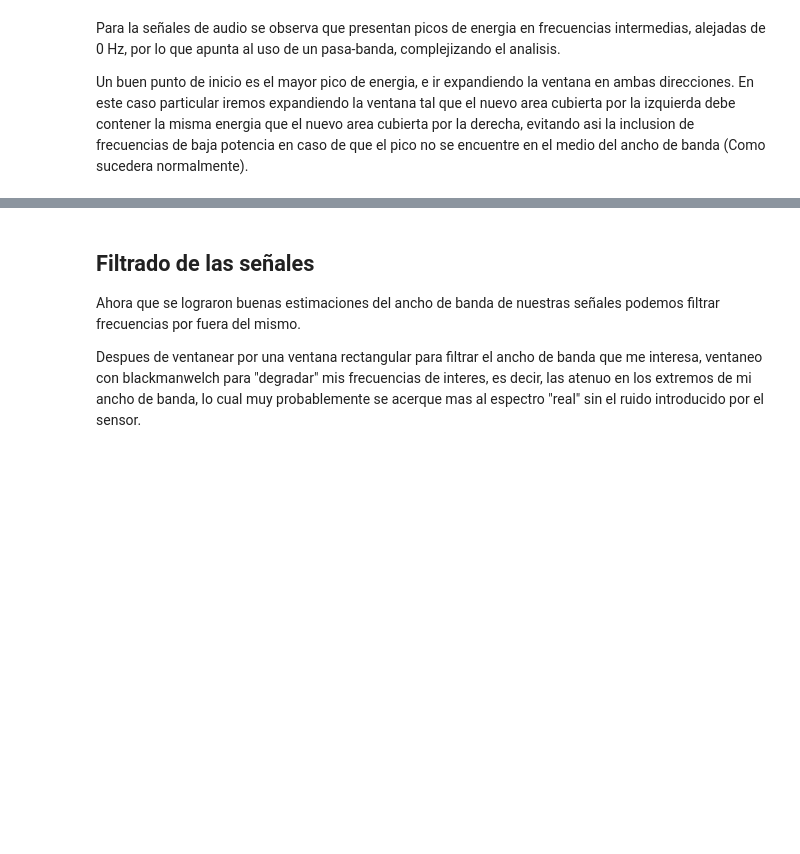
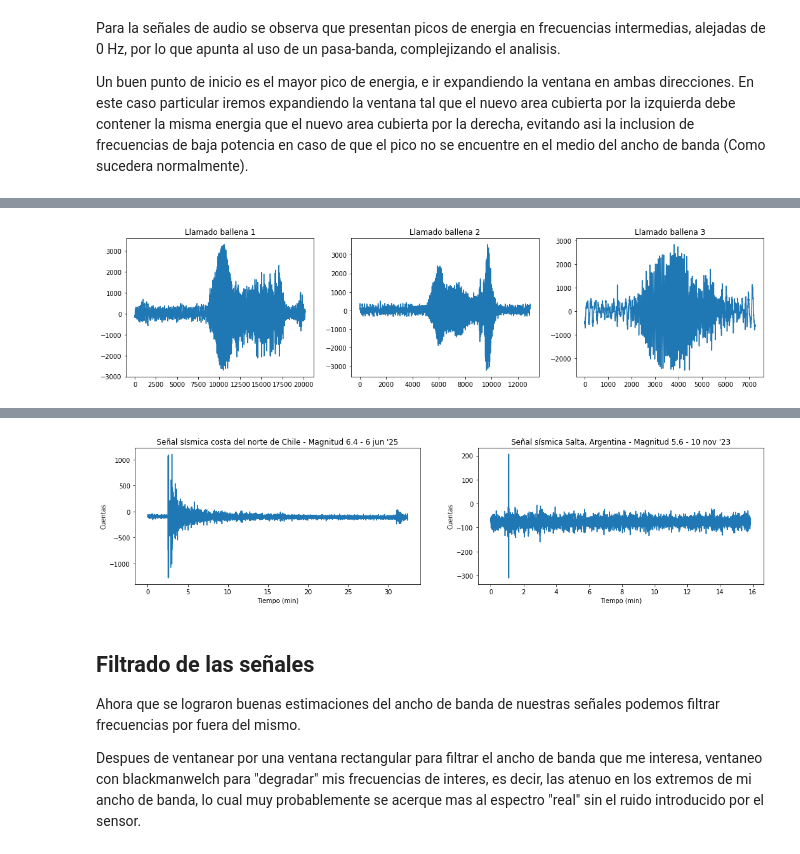
Before and after one commit to mnoe893/PDS_UTNBA_2025, a Jupyter notebook: TS7_estim_ancho_de_banda.ipynb, the cells around one changed output, grey strips where cells are left out. Saved outputs shown, nothing was run; the diff lists cells and outputs as text; code cells hidden in the pictures; blank space fills up the shorter version.

```diff
--- a/TS7_estim_ancho_de_banda.ipynb
+++ b/TS7_estim_ancho_de_banda.ipynb
@@ -198,0 +216,33 @@ plt.show()
+# %%
+fs_audio_D, wav_data_D = sio.wavfile.read('signals_ts7/7900200T.wav')
+fs_audio_E, wav_data_E = sio.wavfile.read('signals_ts7/7900200U.wav')
+fs_audio_F, wav_data_F = sio.wavfile.read('signals_ts7/79002007.wav')
+
+st_chi = read("signals_ts7/2025_06_06_171506_MAOK.sac")
+st_arg = read("signals_ts7/2023_10_10_001315_MAOK.sac")
+fs_sismo = 10 # Hz
+
+datos_chi = st_chi[0].data          # Numpy array con las muestras
+tiempo_chi = st_chi[0].times()      # Array de tiempos relativos
+datos_arg = st_arg[0].data          # Numpy array con las muestras
+tiempo_arg = st_arg[0].times()      # Array de tiempos relativos
+#print(st_chi[0].stats)         # Información de encabezado: estación, canal, inicio, etc.
+
+### GRAFICOS ###
+
+plt.figure(figsize=(18, 4))
+plt.subplot(1,3,1); plt.plot(wav_data_D); plt.title("Llamado ballena 1")
+plt.subplot(1,3,2); plt.plot(wav_data_E); plt.title("Llamado ballena 2")
+plt.subplot(1,3,3); plt.plot(wav_data_F); plt.title("Llamado ballena 3")
+plt.show()
+
+print(st_chi)
+print(st_arg)
+plt.figure(figsize=(18, 4))
+plt.subplot(1,2,1); plt.plot(tiempo_chi/60, datos_chi)
+plt.xlabel("Tiempo (min)"); plt.ylabel("Cuentas");plt.title("Señal sísmica costa del norte de Chile - Magnitud 6.4 - 6 jun '25")
+plt.subplot(1,2,2); plt.plot(tiempo_arg/60, datos_arg)
+plt.xlabel("Tiempo (min)"); plt.ylabel("Cuentas");plt.title("Señal sísmica Salta, Argentina - Magnitud 5.6 - 10 nov '23")
+plt.show()
+# %% [output]
+[figure, added]
@@ -199,3 +253,4 @@ plt.show()
+[figure, added]
 # %% [markdown]
 ## Filtrado de las señales
 Ahora que se lograron buenas estimaciones del ancho de banda de nuestras señales podemos filtrar frecuencias por fuera del mismo.
```
Also changed, not shown: parts of 4 cells of this notebook, 8 other files.
